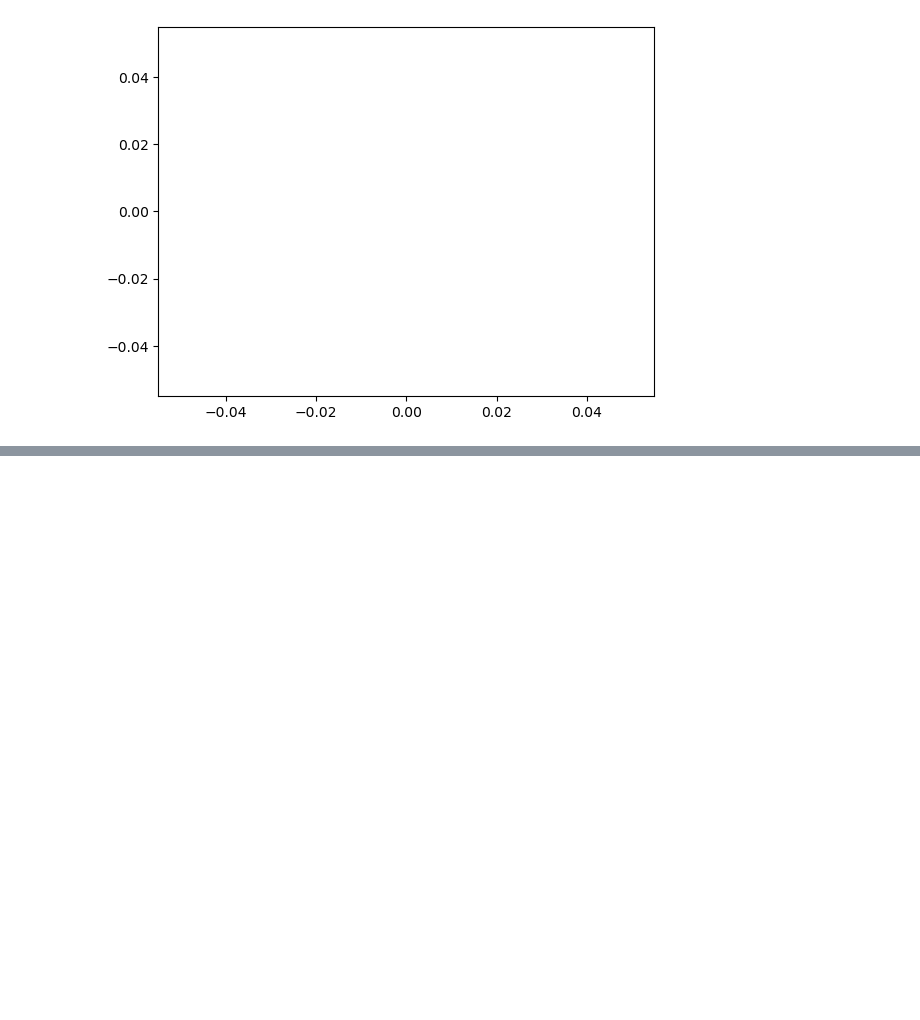
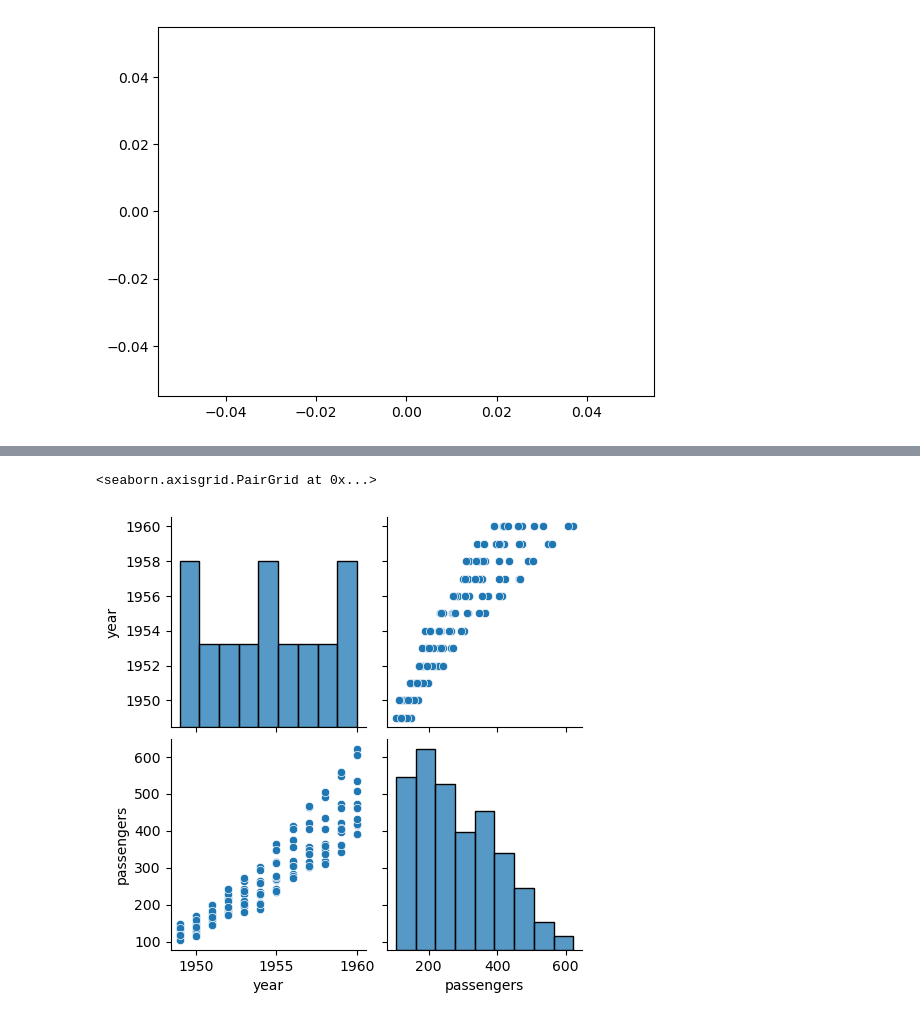
Before and after one commit to rakeshtparayil/Matplotlib-Seaborn, a Jupyter notebook: matplotlib.ipynb, the cells around one changed output, grey strips where cells are left out. Cells and saved outputs as stored; diff of their text form; code cells hidden in the pictures; blank space fills up the shorter version.

Commit message:
flight_analysis

```diff
--- a/matplotlib.ipynb
+++ b/matplotlib.ipynb
@@ -5,3 +8,9 @@ plt.plot()
 plt.show()
 # %% [output]
 [figure]
+# %%
+flights = sns.load_dataset("flights")
+# flights.head(5)
+# flights.info
+# flights.isnull().sum()
+flights.head(5)
@@ -7,0 +24,5 @@ plt.show()
+# %%
+sns.pairplot(flights)
+# %% [output]
+<seaborn.axisgrid.PairGrid at 0x...>
+[figure, added]
```
Also changed, not shown: parts of 2 cells of this notebook.
